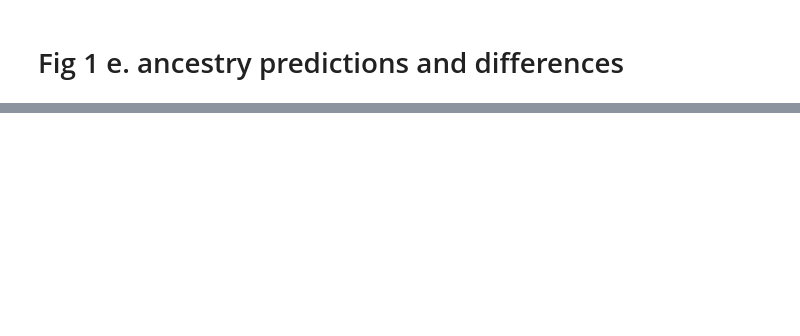
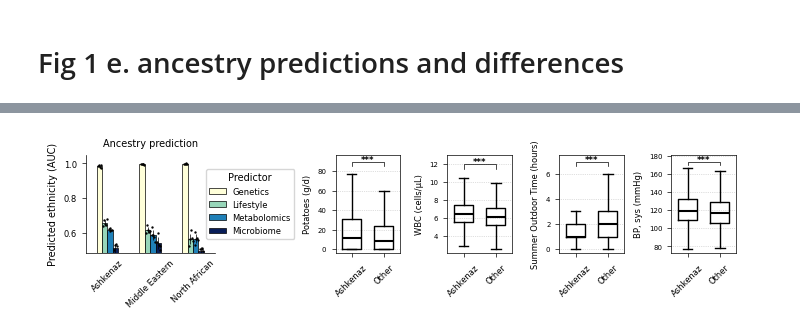
Before and after one commit to Teek101/HPP_resource_code, a Jupyter notebook: Figure1.ipynb, the cells around one changed output, grey strips where cells are left out. Cells and saved outputs as stored; diff of their text form; code cells hidden in the pictures; blank space fills up the shorter version.

```diff
--- a/Figure1.ipynb
+++ b/Figure1.ipynb
@@ -289,0 +477,12 @@ res_all=res_all.append(res_dna)
+# %%
+mb_pca=mb_pca.rename({col:'MB'+col for col in mb_pca.columns})
+
+combined=ls.join(mb_pca).join(ng_pca)
+for ethn in ['Ashkenaz', 'North African', 'Middle Eastern',
+             'Sephardi', 'Yemen']:
+    prediction = predict_ancestry(combined, ac, ethn, n_splits=5)
+    print(prediction)
+    res_dna = pd.concat([res_dna, prediction], ignore_index=False)
+
+res_dna['source'] = 'combined'
+res_all = pd.concat([res_all, res_dna], ignore_index=False)
@@ -298,7 +517,7 @@ from scipy import stats
 
 def boxplot_with_mannwhitney_final(data1, data2, labels, title, ax=None, save=True, short=False):
     # Perform Mann-Whitney U test
-    statistic, p_value = stats.mannwhitneyu(data1, data2, alternative='two-sided')
+    statistic, p_value = stats.mannwhitneyu(data1, data2)
 
     if ax is None:
         # Create a figure and axis
@@ -410,20 +629,46 @@ fig = plt.figure(figsize=(180 / 25.4,2))
 
 gs = gridspec.GridSpec(1, 6, width_ratios=[2,0.4, 1, 1, 1, 1])
 # Top-left panel (Panel A)
-results=pd.read_csv('/prediction_results.csv')
 
-std=pd.read_csv('prediction_std.csv')
 
+
+results=res_all.reset_index().groupby(['index', 'source'])['Mean AUC-ROC'].first().unstack()
+std=res_all.reset_index().groupby(['index', 'source'])['STD AUC-ROC'].first().unstack()
+dots=res_all.reset_index().groupby(['index', 'source'])['all'].first().unstack()
 # Bottom panel (Panel C, wider)
 ax3 = fig.add_subplot(gs[0, 0])  # First column (wider)
 #ax3.set_title('Panel C')
 results_cols={'dna':'Genetics', 'lifestyle':'Lifestyle', 'nightingale':'Metabolomics',
               'nutr_all':'Nutrition', 'microbiome':'Microbiome', 'bt_data':'Blood Tests'}
-results1=results[['dna', 'lifestyle', 'nightingale', 'microbiome']].loc[['Ashkenaz', 'Middle Eastern', 'North African']].rename(columns=results_cols)
+std=std[['dna', 'lifestyle', 'nightingale', 'microbiome']].loc[['Ashkenaz', 'Middle Eastern', 'North African']].rename(columns=results_cols)
+
+dots=dots[['dna', 'lifestyle', 'nightingale', 'microbiome']].loc[['Ashkenaz', 'Middle Eastern', 'North African']].rename(columns=results_cols)
+
+results=results[['dna', 'lifestyle', 'nightingale', 'microbiome']].loc[['Ashkenaz', 'Middle Eastern', 'North African']].rename(columns=results_cols)
 
 #std=std[['dna', 'lifestyle', 'nightingale', 'microbiome']].loc[['Ashkenaz', 'Middle Eastern', 'North African']].rename(columns=results_cols)
 error_config = {'elinewidth': 0.5}
-results1.plot(kind='bar',ax=ax3, yerr=std, cmap='YlGnBu', edgecolor='black', linewidth=0.5,error_kw=error_config)
+results.plot(kind='bar',ax=ax3, yerr=std, cmap='YlGnBu', edgecolor='black', linewidth=0.5,error_kw=error_config)
+
+error_config = {"ecolor": "black", "capsize": 3}
+
+# Create the bar plot
+bar_width = 0.5 / len(results.columns)  # Adjust width based on the number of columns
+x_positions = np.arange(len(results.index))  # Positions for each group of bars
+
+# Loop through columns to create grouped bars
+
+
+# Overlay dots
+for i, index in enumerate(results.index):
+    for j, col in enumerate(results.columns):
+        x_dot = x_positions[i] + j * bar_width + bar_width / 2  # Bar center
+        y_dots = eval(dots.loc[index, col])
+        for ii, y_dot in enumerate(y_dots):# Get the dot value for the specific index and column
+            ax3.scatter(x_dot-0.02*ii-0.2, y_dot, color="black", zorder=2,s=0.5)
+
+
+
 ax3.set_ylabel('Predicted ethnicity (AUC)')
 ax3.set_xlabel('')
 ax3.set_ylim(0.48, 1.05)
@@ -451,34 +696,28 @@ shak_data=basic_data.loc[shak_ind].dropna()
 shak_data['not_ashkenaz']=False
 not_shak_data=basic_data.loc[not_shak_ind].dropna()
 not_shak_data['not_ashkenaz']=True
-df=shak_data.append(not_shak_data)
+df=pd.concat([shak_data,not_shak_data], ignore_index=False)
 
 matched_df = find_match(df,TREATMENT='not_ashkenaz', koef=1)
-shak_ind=matched_df[~matched_df['not_ashkenaz']].index
+shak_ind=matched_df[matched_df['not_ashkenaz']==False].index
 not_shak_ind=matched_df[matched_df['not_ashkenaz']].index
 for col in ['age', 'gender', 'bmi']:
     print(col, calculate_significance(basic_data.loc[shak_ind][col].dropna(), basic_data.loc[not_shak_ind][col].dropna()))
 
 
-res_df=pd.DataFrame(index=shak_ind.append(not_shak_ind))
-foods= pd.read_csv('popular_foods.csv', index_col=0)
-res_df['Potatoes(g/d)'] = foods['Potatoes,g/d']
 
-bt= pd.read_csv('bt_data.csv', index_col=0)
-bt=bt.rename(columns={'bt__wbc':"WBC"})
-res_df['WBC (cells/µL)']=bt['WBC']
+res_df= pd.read_csv('all_measurements_for_genetics.csv', index_col=0).rename(columns={'Potatoes':"Potatoes,g/d"})
+res_df=res_df[res_df.index.isin(shak_ind.append(not_shak_ind))]
+res_df['ashk']=res_df.index.isin(shak_ind)
+res_df=res_df.rename(columns={'bt__wbc':"WBC (cells/µL)"})
 
-ls= pd.read_csv('lifestyle.csv', index_col=0)
-ls=ls.rename(columns={'hours_outdoors_summer':'Outdoor time summer, hours'})
-res_df['Outdoor time summer (hours)']=ls['Outdoor time summer, hours']
-
-measurements= pd.read_csv('measurements_data.csv', index_col=0)
-measurements=measurements.rename(columns={'sitting_blood_pressure_systolic':'BP, sys'})
-res_df['BP, sys (mmHg)']=measurements['BP, sys']
+res_df=res_df.rename(columns={'hours_outdoors_summer':'Summer Outdoor Time (hours)'})
+res_df=res_df.rename(columns={'sitting_blood_pressure_systolic':'BP, sys (mmHg)', 'Potatoes,g/d':'Potatoes (g/d)'})
 
 
 
-for i,col in enumerate(['Potatoes(g/d)', 'WBC (cells/µL)', 'Summer Outdoor Time (hours)',
+
+for i,col in enumerate(['Potatoes (g/d)', 'WBC (cells/µL)', 'Summer Outdoor Time (hours)',
        'BP, sys (mmHg)']):
     if col in ['BP, sys (mmHg)']:
         short=True
@@ -486,11 +725,12 @@ for i,col in enumerate(['Potatoes(g/d)', 'WBC (cells/µL)', 'Summer Outdoor Time
         short=False
     ax = fig.add_subplot(gs[0, i+2])
     boxplot_with_mannwhitney_final(res_df[res_df['ashk']][col].dropna().values,
-                res_df[~res_df['ashk']][col].dropna().values, ['Ashkenaz', 'Other'], col, ax=ax, short=short)
+                res_df[~res_df['ashk']][col].dropna().values, ['Ashkenaz', 'Other'], col, ax=ax, short=short, save=False)
 
 ax3.legend(loc='center left', bbox_to_anchor=(0.9, 0.5),fontsize=6, title="Predictor")
 plt.subplots_adjust(left=0.05, right=3, top=0.2, bottom=0.1, wspace=0.15)
 plt.tight_layout()
 
 # Save or show the figure
-plt.savefig('10k_predicting_ethnicity_all.png', dpi=300, bbox_inches='tight')
+plt.savefig('10k_predicting_ethnicity_all_revision.png', dpi=300, bbox_inches='tight')
+# %% [output]
@@ -496,0 +757 @@ plt.savefig('10k_predicting_ethnicity_all.png', dpi=300, bbox_inches='tight')
+[figure, added]
```
Also changed, not shown: parts of 22 cells of this notebook, 5 other files.
